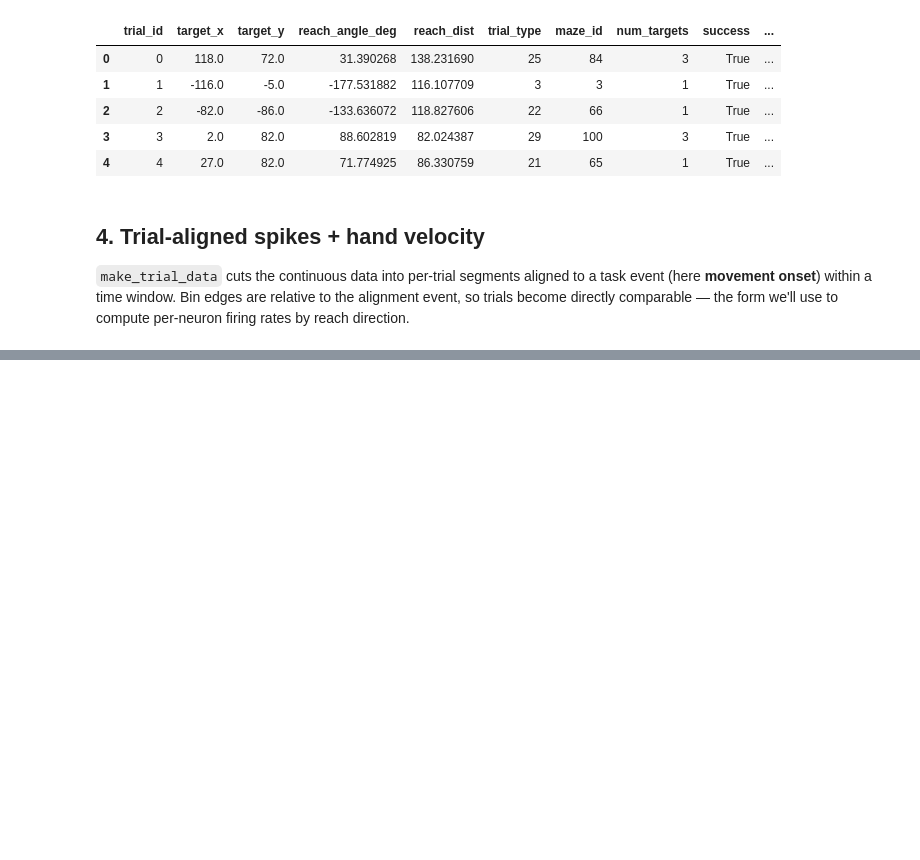
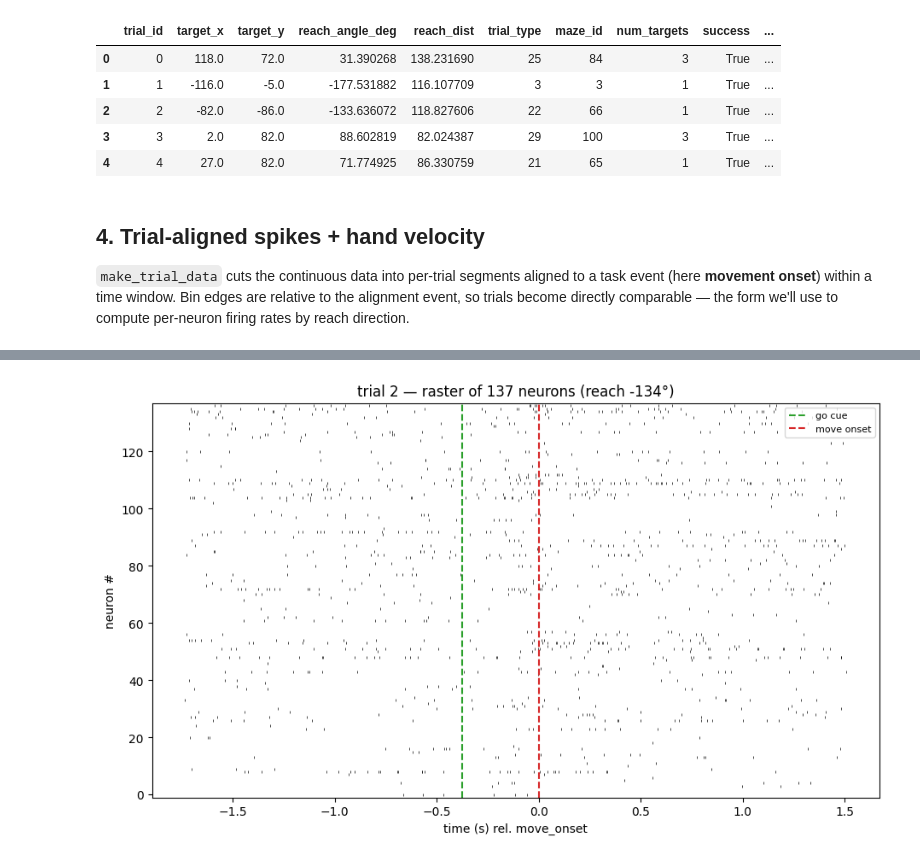
Before and after one commit to prateekkarkare/motor-cortex-population-dynamics, a Jupyter notebook: notebooks/01_load_and_explore.ipynb, the cells around one changed output, grey strips where cells are left out. Drawn from its saved outputs; the diff is of its cells as text; code cells hidden in the pictures; blank space fills up the shorter version.

```diff
--- a/notebooks/01_load_and_explore.ipynb
+++ b/notebooks/01_load_and_explore.ipynb
@@ -225,0 +283,46 @@ _No tuning-curve code yet — that's the next, guided step._
+# %%
+# --- 5a. Spike raster: all held-in neurons, one trial ---
+def trial_window(ds, row):
+    """Rows of ds.data within one trial's [start_time, end_time].
+
+    Use a boolean mask, not .loc[start:end]: the native 1 ms index doesn't
+    label-slice reliably under pandas >= 1.5 (it silently returns everything).
+    """
+    idx = ds.data.index
+    return ds.data[(idx >= row["start_time"]) & (idx <= row["end_time"])]
+
+
+def plot_trial_raster(ds, trial_id, neurons=None, align="move_onset_time", ax=None):
+    """Raster for one trial: each row a neuron, each tick a 1 ms bin with >=1 spike.
+
+    `neurons`: None = all 137 held-in neurons, or an int for the first N.
+    """
+    row = ds.trial_info[ds.trial_info["trial_id"] == trial_id].iloc[0]
+    spk = trial_window(ds, row)["spikes"]                 # (t x 137), 1 ms counts
+    t = (spk.index - row[align]).total_seconds().to_numpy()
+
+    cols = spk.columns if neurons is None else spk.columns[:neurons]
+    spike_times = [t[spk[c].to_numpy() > 0] for c in cols]
+
+    if ax is None:
+        _, ax = plt.subplots(figsize=(11, 6))
+    ax.eventplot(spike_times, colors="black", lineoffsets=np.arange(len(cols)),
+                 linelengths=0.9, linewidths=0.5)
+    for field, color, label in [("go_cue_time", "tab:green", "go cue"),
+                                 ("move_onset_time", "tab:red", "move onset")]:
+        if pd.notnull(row[field]):
+            ax.axvline((row[field] - row[align]).total_seconds(), color=color,
+                       ls="--", lw=1.5, label=label)
+    tx, ty = np.asarray(row["target_pos"], dtype=float)[row["active_target"]]
+    ax.set(xlabel=f"time (s) rel. {align.replace('_time', '')}", ylabel="neuron #",
+           ylim=(-1, len(cols)),
+           title=f"trial {trial_id} — raster of {len(cols)} neurons "
+                 f"(reach {np.degrees(np.arctan2(ty, tx)):.0f}\u00b0)")
+    ax.legend(loc="upper right", fontsize=8)
+    return ax
+
+
+plot_trial_raster(ds_fine, EX_TRIAL)
+plt.show()
+# %% [output]
+[figure, added]
```
Also changed, not shown: parts of 5 cells of this notebook.
